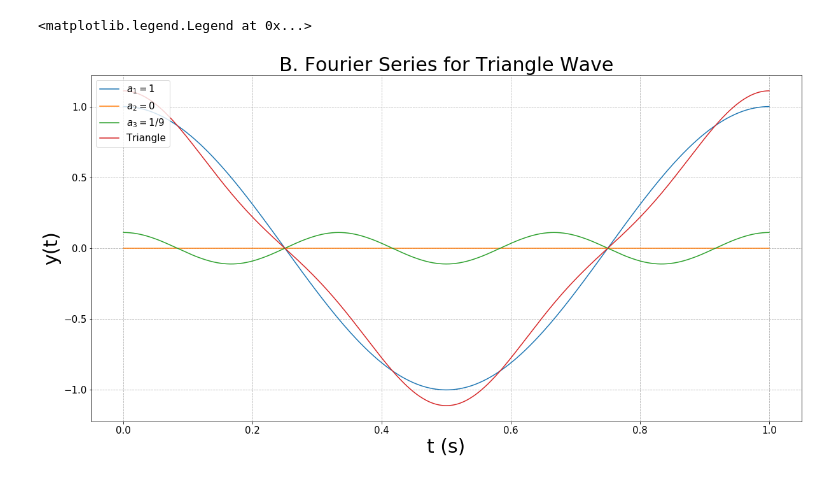
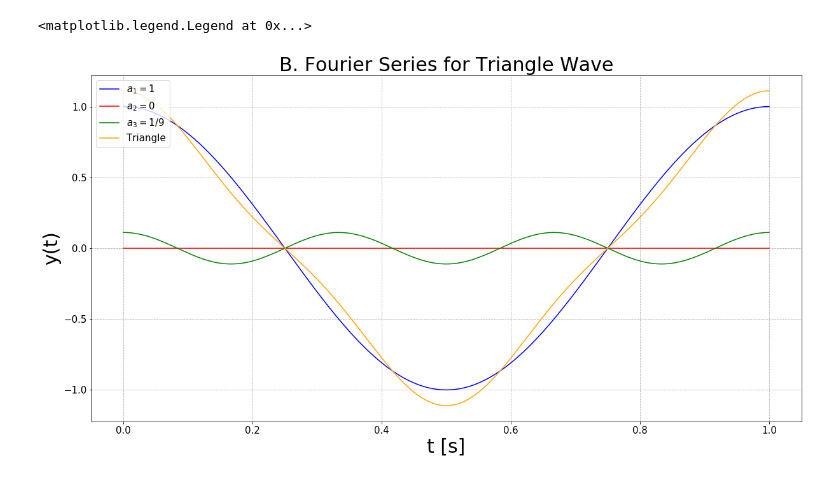
Before and after one commit to paolo-torres/Jupyter-Notebook, a Jupyter notebook: Fourier.ipynb, the cells around one changed output. Drawn from its saved outputs; the diff is of its cells as text; code cells hidden in the pictures.

```diff
--- a/Fourier.ipynb
+++ b/Fourier.ipynb
@@ -6,36 +6,36 @@ import numpy as np
 # Command to plot the figures inline in Jupyter environment
 %matplotlib inline
 
 fund_f = 1
 a = [1, 0, 1/9]
 t = np.arange(0, 1, 1/8000)
 y1 = []
 y2 = []
 y3 = []
 y = []
 
 for i in range(len(t)):
     value = a[0]*np.cos(2*np.pi*1*fund_f*t[i])
     y1.append(value)
     value = a[1]*np.cos(2*np.pi*2*fund_f*t[i])
     y2.append(value)
     value = a[2]*np.cos(2*np.pi*3*fund_f*t[i])
     y3.append(value)
 
 y = np.add(np.add(y1, y2), y3)
 
 plt.figure(figsize=(20,10))
 plt.title("B. Fourier Series for Triangle Wave", fontsize=30)
-plt.xlabel('t (s)', fontsize=30)
+plt.xlabel('t [s]', fontsize=30)
 plt.ylabel("y(t)", fontsize=30)
 plt.xticks(fontsize=15)
 plt.yticks(fontsize=15)
 plt.grid(linestyle='dashed')
-plt.plot(t, y1, label=r'$a_1 = 1$')
-plt.plot(t, y2, label=r'$a_2 = 0$')
-plt.plot(t, y3, label=r'$a_3 = 1/9$')
-plt.plot(t, y, label='Triangle')
+plt.plot(t, y1, label=r'$a_1 = 1$', color='blue')
+plt.plot(t, y2, label=r'$a_2 = 0$', color='red')
+plt.plot(t, y3, label=r'$a_3 = 1/9$', color='green')
+plt.plot(t, y, label='Triangle', color='orange')
 plt.legend(loc='upper left', fontsize=15)
 # %% [output]
 <matplotlib.legend.Legend at 0x...>
-[figure, old version]
+[figure, new version]
```
Also changed, not shown: parts of 1 cell of this notebook.
